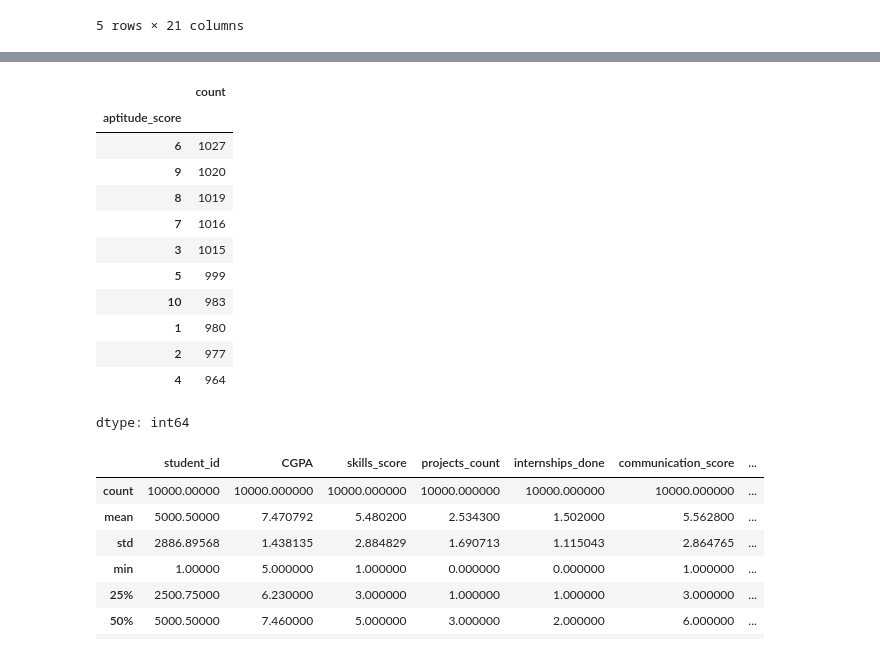
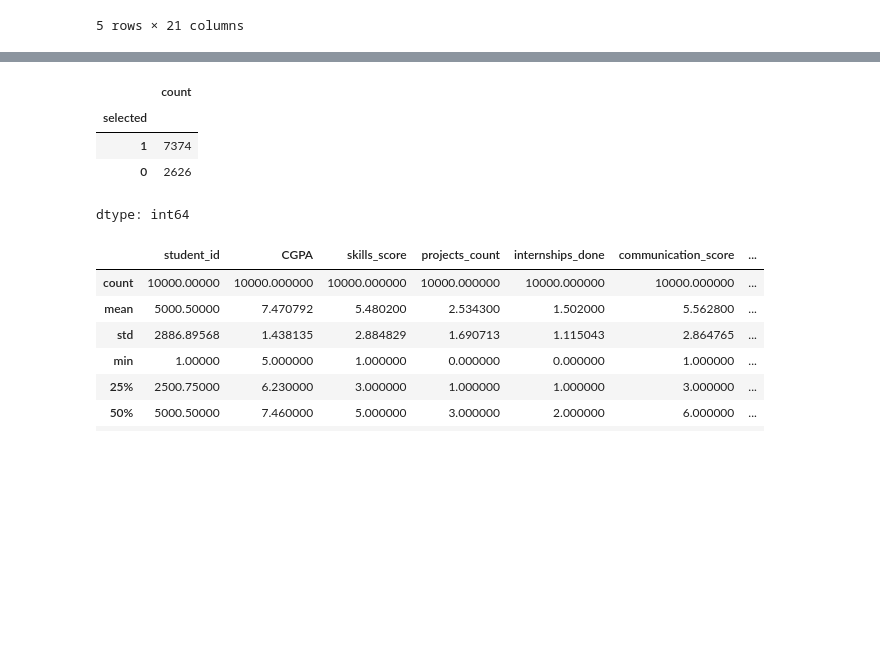
Before and after one commit to oczyz-uksw/Projekt-programowanie2, a Jupyter notebook: projektprogramowanie_danestazystow.ipynb, the cells around one changed output, grey strips where cells are left out. Saved outputs shown, nothing was run; the diff lists cells and outputs as text; code cells hidden in the pictures; blank space fills up the shorter version.

```diff
--- a/projektprogramowanie_danestazystow.ipynb
+++ b/projektprogramowanie_danestazystow.ipynb
@@ -39,20 +39,12 @@ Data columns (total 21 columns):
 dtypes: float64(1), int64(17), object(3)
 memory usage: 1.6+ MB
 # %%
-internship["aptitude_score"].value_counts()
+internship["selected"].value_counts()
 # %% [output]
 |  | count |
-| aptitude_score |  |
-| 6 | 1027 |
-| 9 | 1020 |
-| 8 | 1019 |
-| 7 | 1016 |
-| 3 | 1015 |
-| 5 | 999 |
-| 10 | 983 |
-| 1 | 980 |
-| 2 | 977 |
-| 4 | 964 |
+| selected |  |
+| 1 | 7374 |
+| 0 | 2626 |
 dtype: int64
 # %%
 internship.describe()
```
Also changed, not shown: parts of 10 cells of this notebook.
